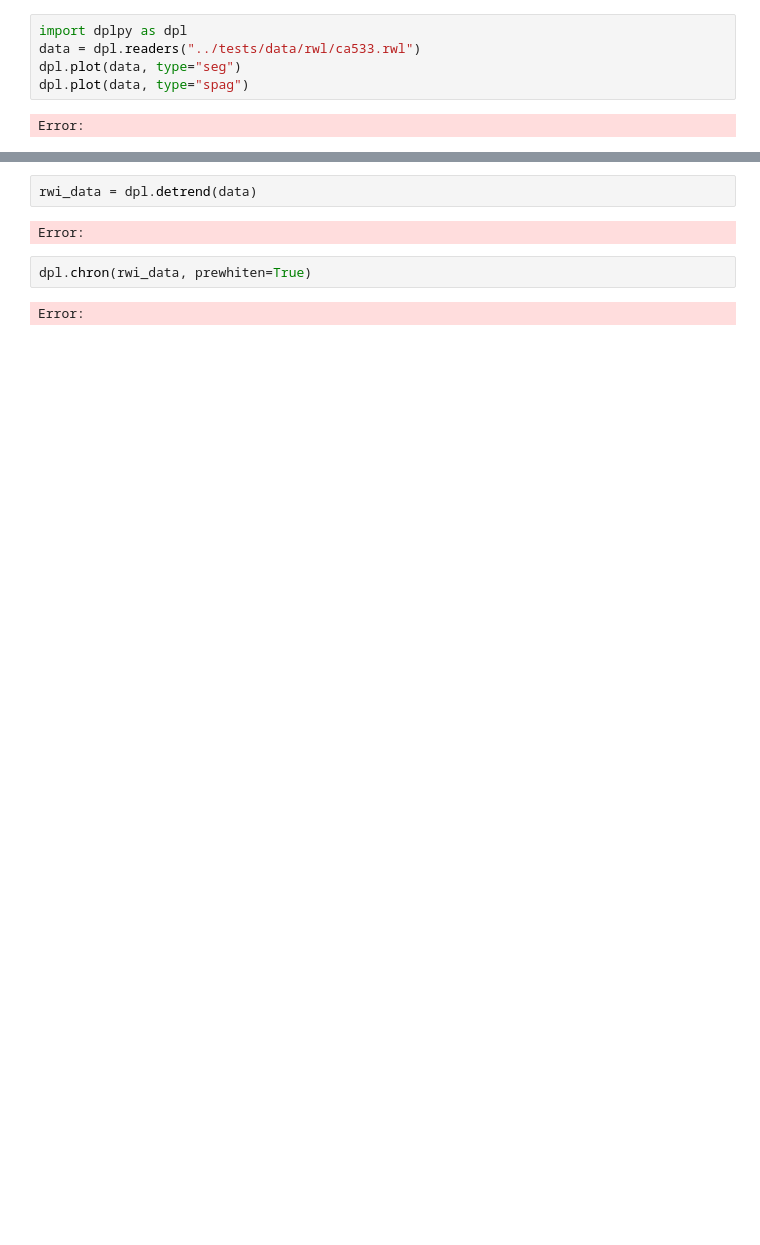
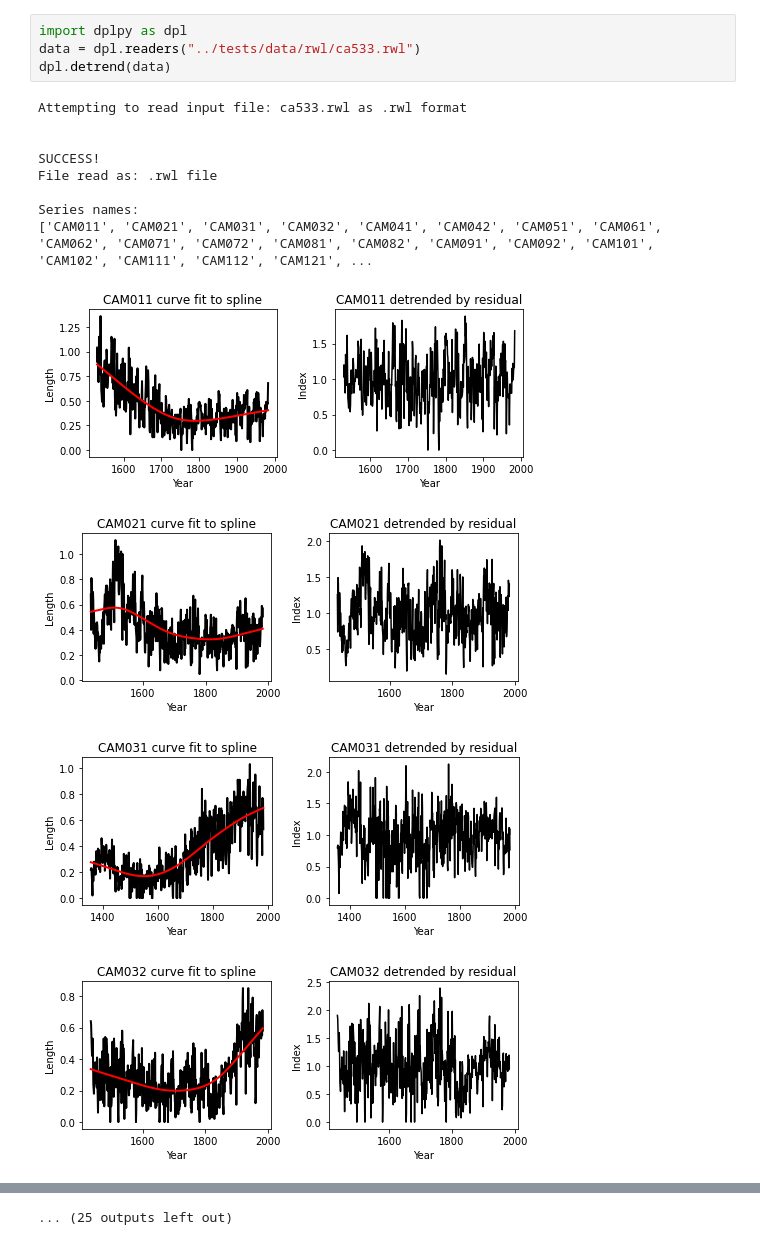
Before and after one commit to OpenDendro/dplPy, a Jupyter notebook: src/new.ipynb, the cells around one changed output, grey strips where cells are left out. Drawn from its saved outputs; the diff is of its cells as text; blank space fills up the shorter version.

```diff
--- a/src/new.ipynb
+++ b/src/new.ipynb
@@ -1,7 +1,17 @@
 # %%
 import dplpy as dpl
 data = dpl.readers("../tests/data/rwl/ca533.rwl")
-dpl.plot(data, type="seg")
-dpl.plot(data, type="spag")
+dpl.detrend(data)
 # %% [output]
-Error:
+Attempting to read input file: ca533.rwl as .rwl format
+
+
+SUCCESS!
+File read as: .rwl file
+
+Series names:
+['CAM011', 'CAM021', 'CAM031', 'CAM032', 'CAM041', 'CAM042', 'CAM051', 'CAM061', 'CAM062', 'CAM071', 'CAM072', 'CAM081', 'CAM082', 'CAM091', 'CAM092', 'CAM101', 'CAM102', 'CAM111', 'CAM112', 'CAM121', ...
+[figure, added]
+[figure, added]
+[figure, added]
+[figure, added]
@@ -8,8 +25 @@ Error:
+... (25 outputs left out)
-# %%
-rwi_data = dpl.detrend(data)
-# %% [output]
-Error:
-# %%
-dpl.chron(rwi_data, prewhiten=True)
-# %% [output]
-Error:
```
Also changed, not shown: parts of 4 cells of this notebook, 9 other files.
